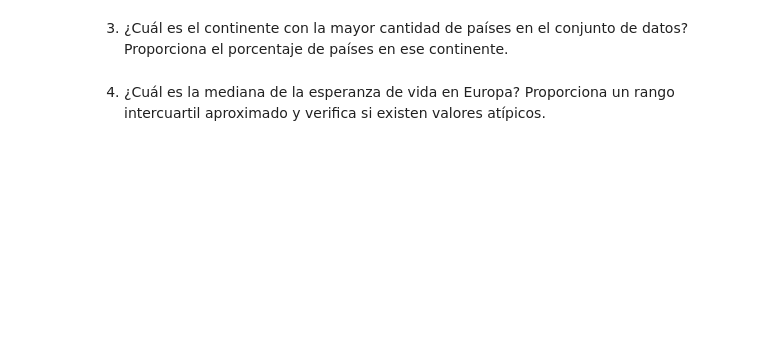
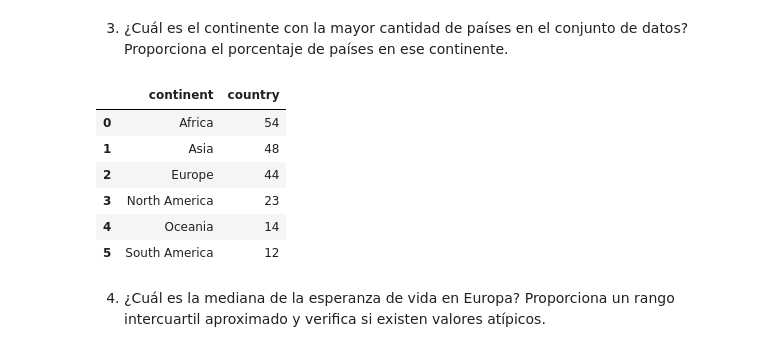
Before and after one commit to DianaG92/adalab-pair_programming-modulo3, a Jupyter notebook: promoH-modulo3-pairprogramming-Visualizacion-DIANA_ISA.ipynb, the cells around one changed output. Saved outputs shown, nothing was run; the diff lists cells and outputs as text; code cells hidden in the pictures; blank space fills up the shorter version.

```diff
--- a/promoH-modulo3-pairprogramming-Visualizacion-DIANA_ISA.ipynb
+++ b/promoH-modulo3-pairprogramming-Visualizacion-DIANA_ISA.ipynb
@@ -9,2 +77,13 @@ En este pair programming usaremos el csv que generamos en el pair programming de
 # %% [markdown]
 3. ¿Cuál es el continente con la mayor cantidad de países en el conjunto de datos? Proporciona el porcentaje de países en ese continente.
+# %%
+pais_por_continente = df.groupby("continent")["country"].count().reset_index()
+pais_por_continente
+# %% [output]
+|  | continent | country |
+| 0 | Africa | 54 |
+| 1 | Asia | 48 |
+| 2 | Europe | 44 |
+| 3 | North America | 23 |
+| 4 | Oceania | 14 |
+| 5 | South America | 12 |
```
Also changed, not shown: parts of 8 cells of this notebook, 2 other files.
